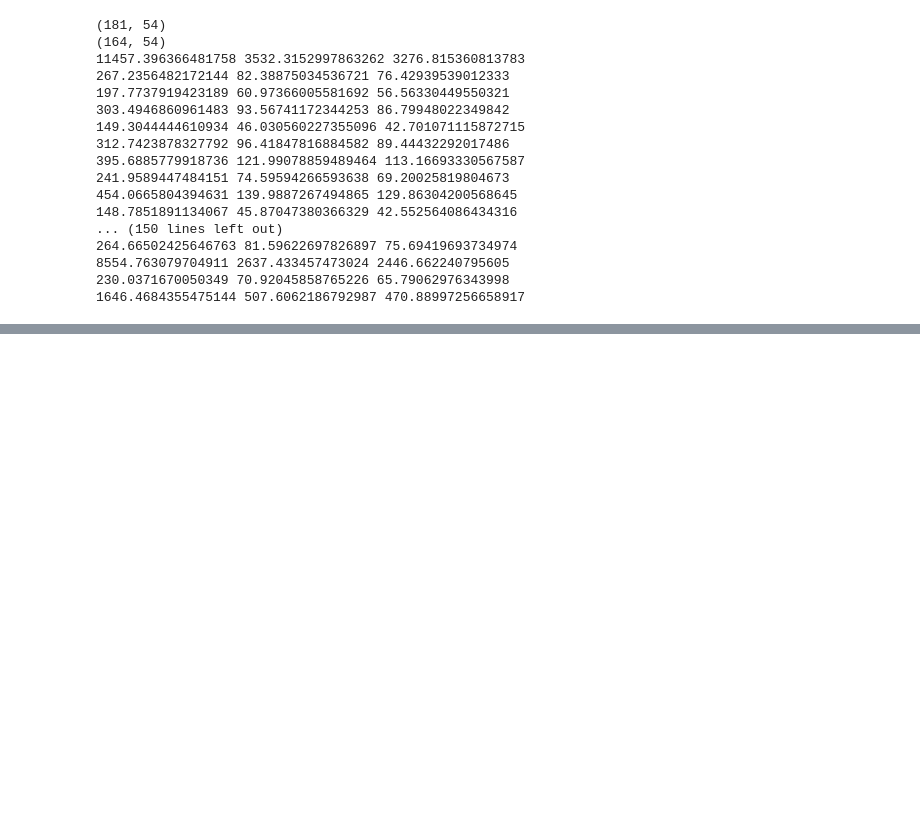
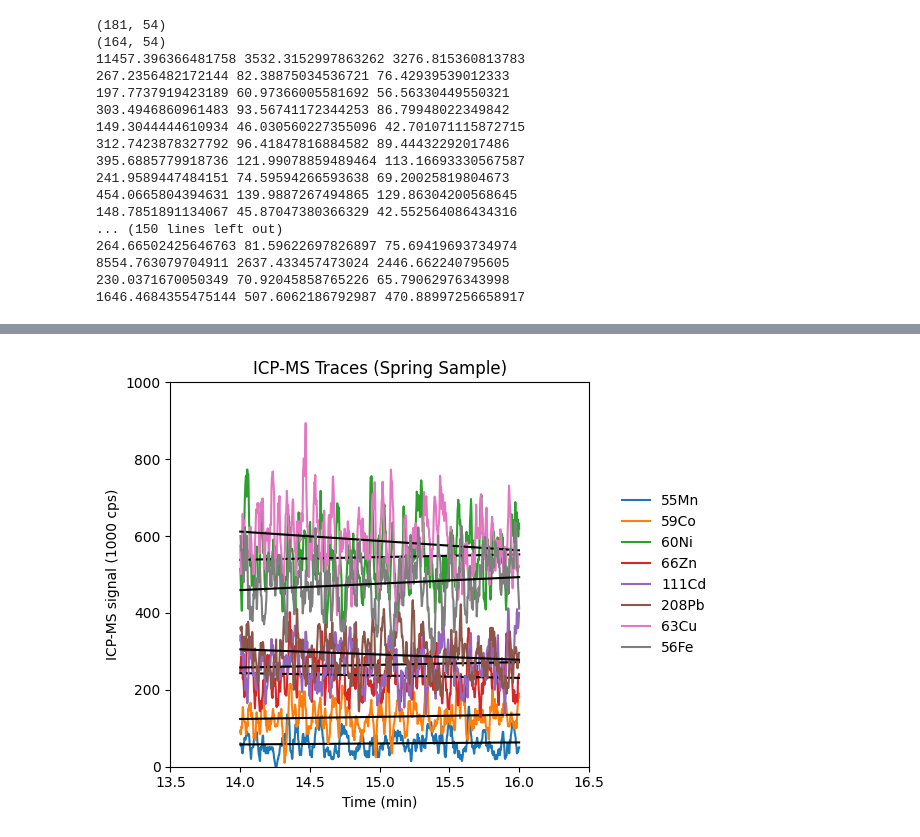
Before and after one commit to rboiteau/CoreMS, a Jupyter notebook: 21T_mzwindowing_figures_2.ipynb, the cells around one changed output, grey strips where cells are left out. Saved outputs shown, nothing was run; the diff lists cells and outputs as text; code cells hidden in the pictures; blank space fills up the shorter version.

```diff
--- a/21T_mzwindowing_figures_2.ipynb
+++ b/21T_mzwindowing_figures_2.ipynb
@@ -1391,3 +1425,66 @@ for i, j in zip(df_cu_mono['Peak Height'], df_cu_mono['Theoretical 65Cu Peak Hei
 8554.763079704911 2637.433457473024 2446.662240795605
 230.0371670050349 70.92045858765226 65.79062976343998
 1646.4684355475144 507.6062186792987 470.88997256658917
+# %%
+from matplotlib.backends.backend_pdf import PdfPages
+
+from sklearn import datasets, linear_model
+from sklearn.metrics import mean_squared_error, r2_score
+#icpms_file = '/Users/christiandewey/Library/CloudStorage/Box-Box/Boiteau Lab/Mass Spec Data/Keck iCAP Q/2022/2022-09/Tillamook, Sept 2022/spring_ENV.csv'
+
+icpms_file = '/Users/christiandewey/Library/CloudStorage/GoogleDrive-christian.w.dewey@gmail.com/Other computers/My MacBook Pro/manuscripts/in-progress/LC-ICPMS/data/python/column-test/c18/cwd_220115_day4b_5_c18_stdmix_50uL.csv'
+icpms = pd.read_csv(icpms_file, sep=';',header=1)
+
+print(icpms.columns)
+
+metals = ['55Mn', '59Co','60Ni','66Zn','111Cd','208Pb','63Cu', '56Fe']
+
+#pdf = PdfPages('/Users/christiandewey/Library/CloudStorage/Box-Box/data/assignments/spring/eics_cu_100mz_fullmz-dec13.pdf')
+
+fig, ax = plt.subplots()
+for me in metals:
+    me_key = 'Time %s' %me
+
+    x = icpms[me_key]/60
+    inds = np.asarray((x>=14) & (x<=16))
+
+    x_sub = x[inds]
+
+    y = icpms[me]
+    y_sub = y[inds]
+
+
+    x_sub = np.asarray(x_sub).reshape((-1, 1))
+
+
+    # Create linear regression object
+    regr = linear_model.LinearRegression()
+
+    # Train the model using the training sets
+    regr.fit(x_sub, y_sub)
+
+    # Make predictions using the testing set
+    pred = regr.predict(x_sub)
+    rmse=np.sqrt(mean_squared_error(y_sub, pred))
+    # The mean squared error
+    print(me)
+    print("Root mean squared error: %.2f" % rmse)
+    # The coefficient of determination: 1 is perfect prediction
+    print("3 X RMSE: %.2f" % (3*rmse))
+
+    #ax.plot(icpms[me_key]/60, icpms[me]/1000, label=me)
+    ax.plot(x_sub, y_sub, label=me)
+    ax.plot(x_sub,pred,color='black')
+    maxicp = max(maxicp,max(icpms[me].values))
+
+
+ax.set_ylim(0,maxicp*1.1)
+ax.set_title('ICP-MS Traces (Spring Sample)')
+ax.set_xlabel('Time (min)')
+ax.set_ylabel('ICP-MS signal (1000 cps)')
+ax.legend(bbox_to_anchor=(1.05,0.5),loc='center left',frameon =False)
+ax.set_xlim(13.5,16.5)
+ax.set_ylim(0,0.1e4)
+fig.tight_layout()
+plt.show()
+# %% [output]
@@ -1394 +1508,2 @@ for i, j in zip(df_cu_mono['Peak Height'], df_cu_mono['Theoretical 65Cu Peak Hei
+[figure, added]
 # %%
```
Also changed, not shown: parts of 4 cells of this notebook.
